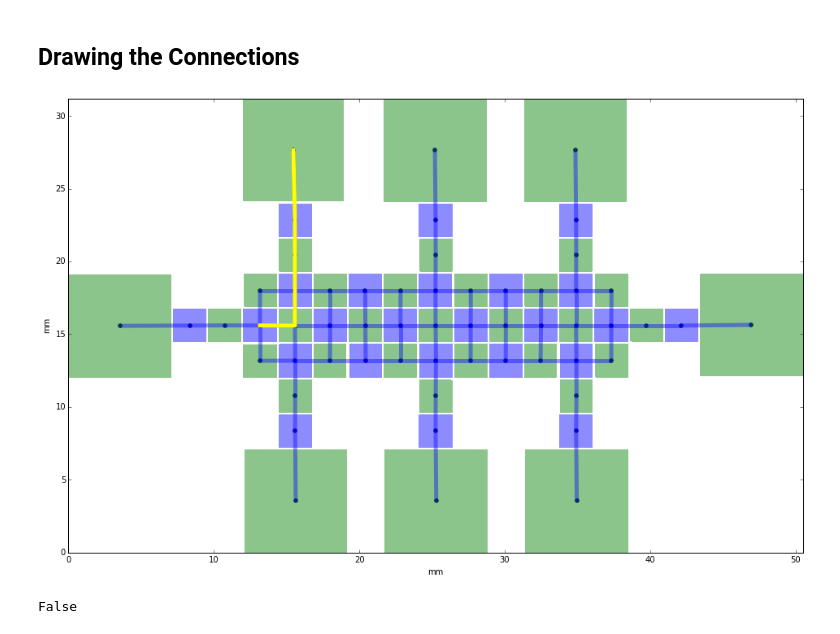
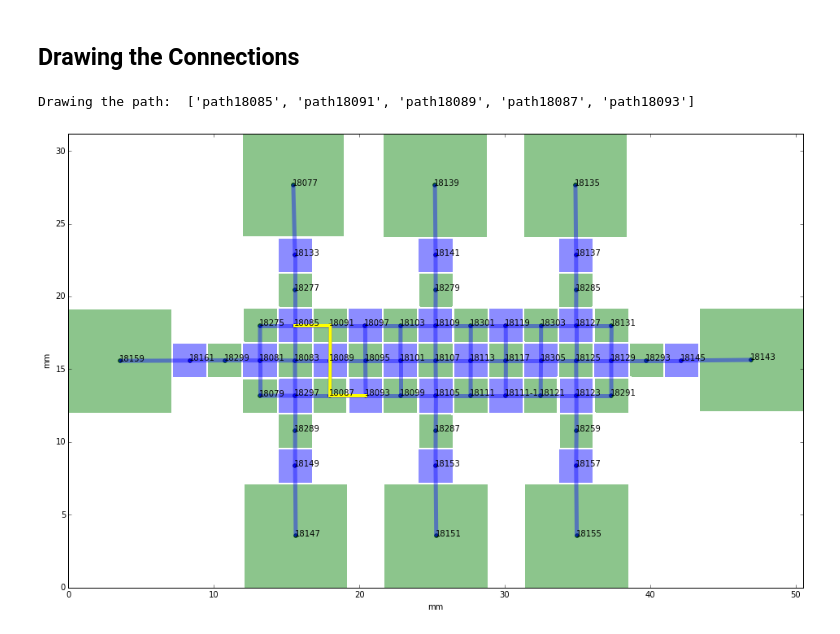
Before and after one commit to ajitpawar/device-connection-graph, a Jupyter notebook: Device connection graph.v4.ipynb, the cells around one changed output. Cells and saved outputs as stored; diff of their text form; code cells hidden in the pictures.

```diff
--- a/Device connection graph.v4.ipynb
+++ b/Device connection graph.v4.ipynb
@@ -181,6 +166,6 @@ def extract_adjacent_paths(df_paths, extend=.5):
 # %%
-# Draws the connections
-def draw_connections(df_paths, df_connected):
+# Draws the blueprint
+def draw_blueprint(df_paths, df_connected):
 
     # Create blank axis to draw on.
     fig, axis = plt.subplots(figsize=(18, 10))
@@ -213,12 +249,8 @@ def draw_connections(df_paths, df_connected):
 # %%
-# Highlights the connections
-def highlight_connections(axis, centers, graph, connection_ids):
-    xs = [centers.ix[conn].x_center for conn in connection_ids]
-    ys = [centers.ix[conn].y_center for conn in connection_ids]
-    line = Line(xs, ys, color='yellow', linewidth=5)
-    axis.add_line(line)
-
-
-# Main
-# axis, centers = draw_connections(df_paths, df_connected)
-# highlight_connections(axis, centers, df_connected, [5,9,13,17,29])
+# Draws the connections
+def draw_connections(axis, centers, graph, connection_ids, **kwargs):
+    for pair in zip(connection_ids[0::1], connection_ids[1::1]):
+        xs = [centers.ix[graph.path_id[graph.path_id == p].index[0]].x_center for p in pair]
+        ys = [centers.ix[graph.path_id[graph.path_id == p].index[0]].y_center for p in pair]
+        line = Line(xs, ys, **kwargs)
+        axis.add_line(line)
@@ -277,30 +257,22 @@ def find_path(svg_filepath, i, j):
 # %%
-####### Main ###########
+####### Draw a path ###########
 
 # Initiliaze
 svg_filepath = 'test_device_1.svg'
-i = 0
-j = 12
 
 # Draw blueprint
 df_paths, df_connected = init(svg_filepath)
-axis, centers = draw_connections(df_paths, df_connected)
+axis, centers = draw_blueprint(df_paths, df_connected)
 
-# df_paths
+# Find a path
+src = 'path18085'
+dest = 'path18093'
+connection_ids = find_path(svg_filepath, src, dest)
+print "Drawing the path: ", connection_ids
 
-# Get shortest path
-connection_ids = find_path(svg_filepath, i, j)
-
-# Highlight shortest path
-highlight_connections(axis, centers, df_connected, connection_ids)
+# Draw the path
+kwargs = {"color":'yellow', "linewidth":4}
+draw_connections(axis, centers, df_paths, connection_ids, **kwargs)
 # %% [output]
+Drawing the path:  ['path18085', 'path18091', 'path18089', 'path18087', 'path18093']
-[figure, old version]
+[figure, new version]
-# %%
-def check_connected(df_connected, a, b):
-    nodes = sorted([a, b])
-    return df_connected[(df_connected.source == nodes[0]) &
-                        (df_connected.destination == nodes[1])].shape[0] > 0
-
-check_connected(df_connected, 'path18133', 'path180')
-# %% [output]
-False
```
Also changed, not shown: parts of 11 cells of this notebook, 1 other file.
